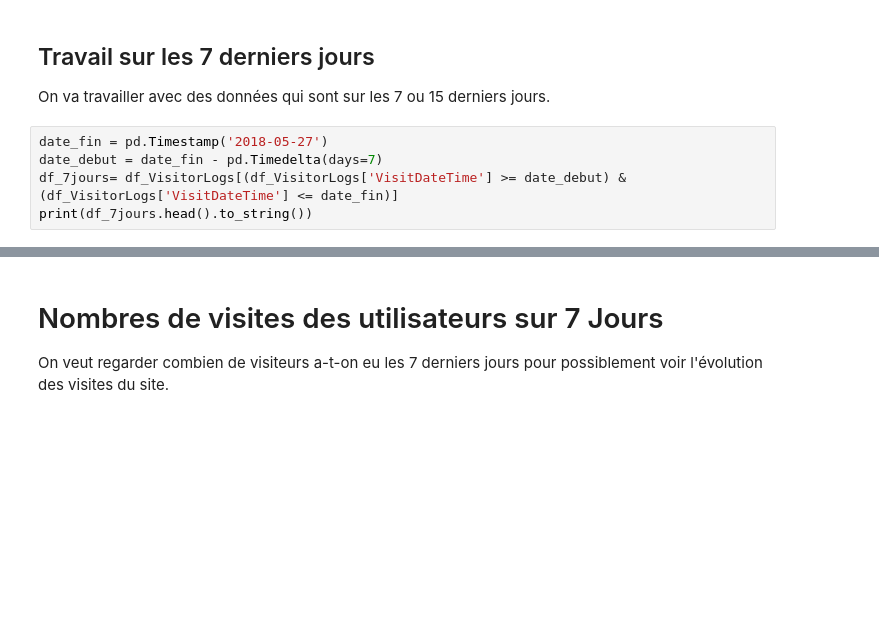
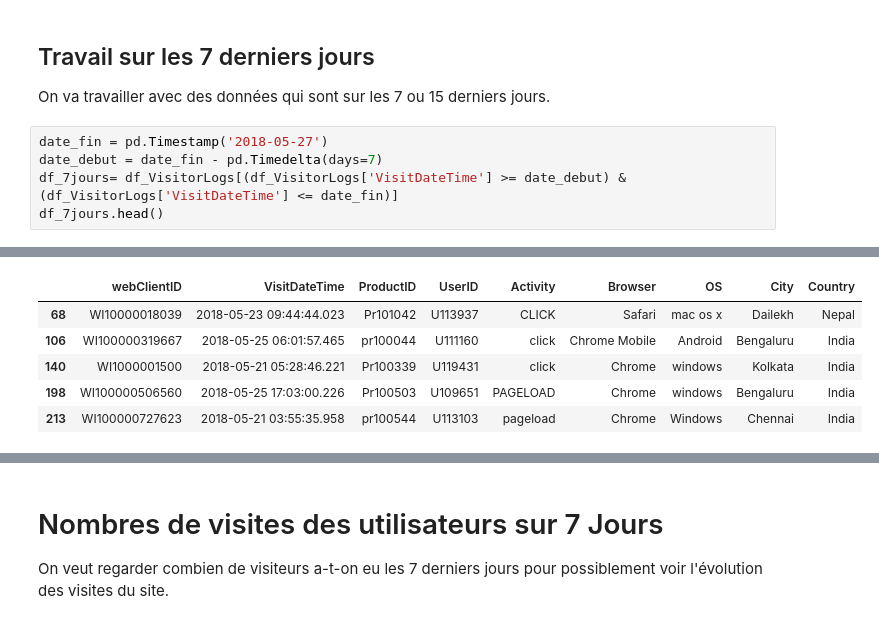
Before and after one commit to thomasRandrianantoandro1/ETLMarketing, a Jupyter notebook: ProjetETL.ipynb, the cells around one changed output, grey strips where cells are left out. Drawn from its saved outputs; the diff is of its cells as text; blank space fills up the shorter version.

```diff
--- a/ProjetETL.ipynb
+++ b/ProjetETL.ipynb
@@ -61,5 +78,5 @@ On va travailler avec des données qui sont sur les 7  ou 15 derniers jours.
 date_fin = pd.Timestamp('2018-05-27')
 date_debut = date_fin - pd.Timedelta(days=7)
 df_7jours= df_VisitorLogs[(df_VisitorLogs['VisitDateTime'] >= date_debut) & (df_VisitorLogs['VisitDateTime'] <= date_fin)]
-print(df_7jours.head().to_string())
+df_7jours.head()
 # %% [output]
@@ -72,3 +83,9 @@ print(df_7jours.head().to_string())
+|  | webClientID | VisitDateTime | ProductID | UserID | Activity | Browser | OS | City | Country |
+| 68 | WI10000018039 | 2018-05-23 09:44:44.023 | Pr101042 | U113937 | CLICK | Safari | mac os x | Dailekh | Nepal |
+| 106 | WI100000319667 | 2018-05-25 06:01:57.465 | pr100044 | U111160 | click | Chrome Mobile | Android | Bengaluru | India |
+| 140 | WI1000001500 | 2018-05-21 05:28:46.221 | Pr100339 | U119431 | click | Chrome | windows | Kolkata | India |
+| 198 | WI100000506560 | 2018-05-25 17:03:00.226 | Pr100503 | U109651 | PAGELOAD | Chrome | windows | Bengaluru | India |
+| 213 | WI100000727623 | 2018-05-21 03:55:35.958 | pr100544 | U113103 | pageload | Chrome | Windows | Chennai | India |
 # %%
 date_fin = pd.Timestamp('2018-05-27')
 date_debut = date_fin - pd.Timedelta(days=15)
```
Also changed, not shown: parts of 16 cells of this notebook.
